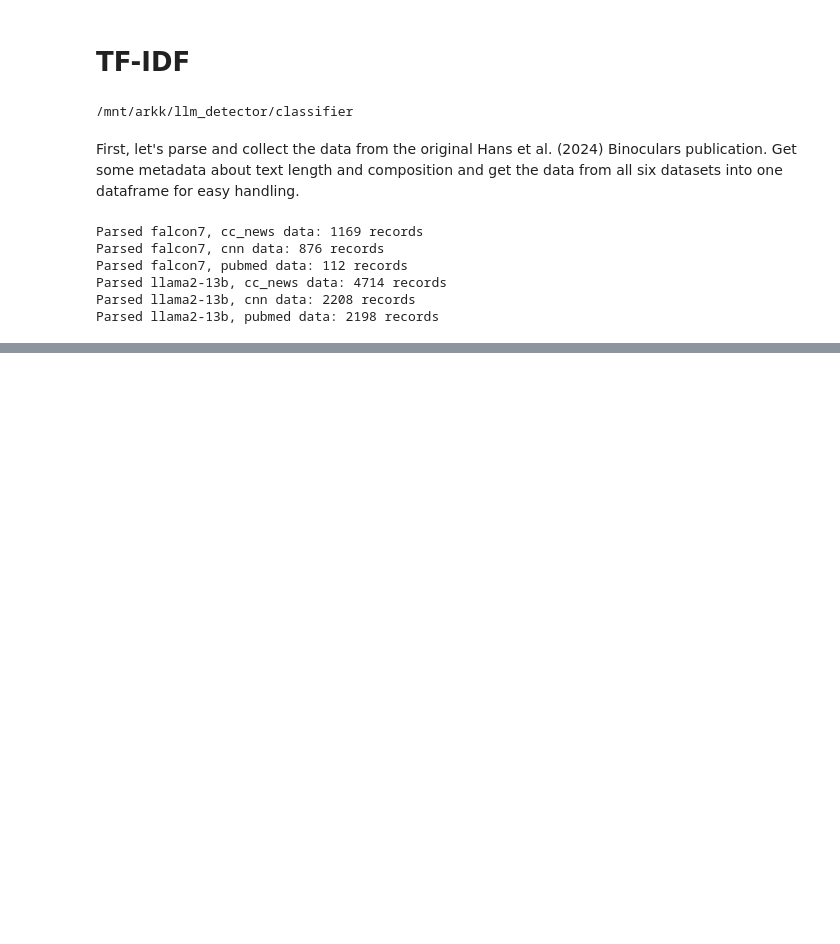
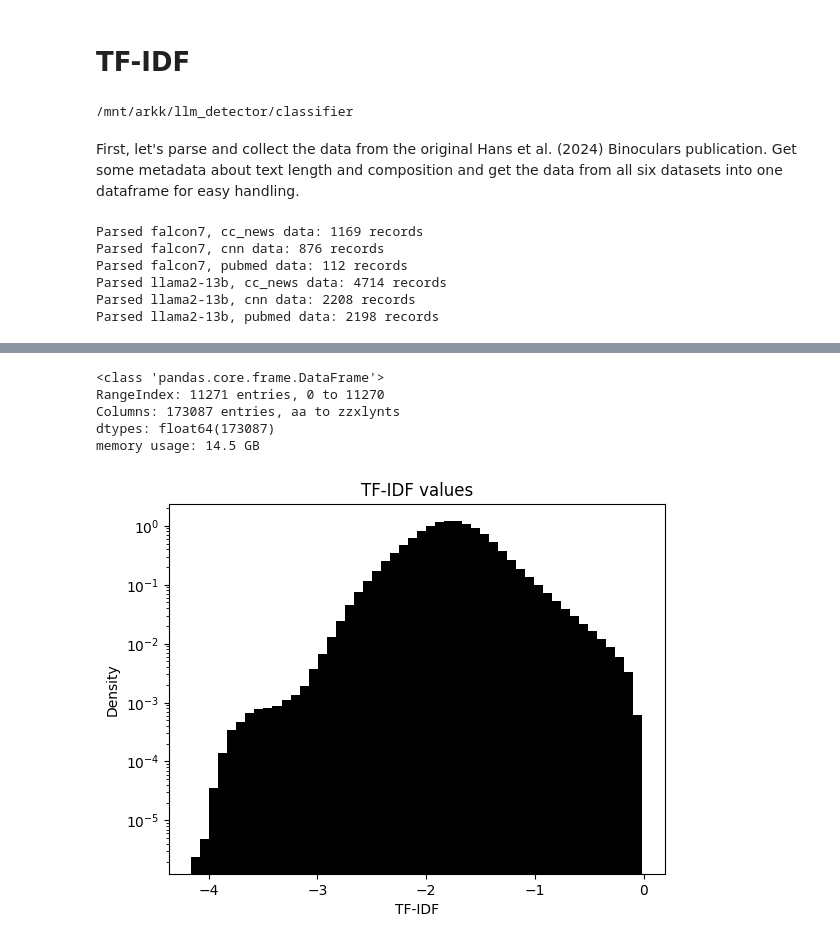
Before and after one commit to gperdrizet/llm_detector, a Jupyter notebook: classifier/notebooks/03-TF-IDF.ipynb, the cells around one changed output, grey strips where cells are left out. Saved outputs shown, nothing was run; the diff lists cells and outputs as text; code cells hidden in the pictures; blank space fills up the shorter version.

Commit message:
Figured out how to use TF-IDF as a fragment level feature.

```diff
--- a/classifier/notebooks/03-TF-IDF.ipynb
+++ b/classifier/notebooks/03-TF-IDF.ipynb
@@ -222,0 +135,5 @@ Ok - so, not working. Need to learn a bit more about what is in the vectorizer's
+# %%
+# Load Hans 2024 corpus
+data_df = pd.read_json(f'{config.HANS_DATA_PATH}/aggregated_hans_data.jsonl', lines=True, orient='records')
+#data_df = data_df.head(1000)
+data_df.info()
@@ -222,0 +155,11 @@ Ok - so, not working. Need to learn a bit more about what is in the vectorizer's
+# %%
+# Get human and synthetic text and combine
+human_texts = data_df['Human text']
+synthetic_texts = data_df['Synthetic text']
+
+texts = human_texts + synthetic_texts
+
+print('\nRaw text:\n')
+
+for text in texts[:3]:
+    print(f'{text}\n')
@@ -222,0 +184,2 @@ Ok - so, not working. Need to learn a bit more about what is in the vectorizer's
+# %%
+texts = texts.apply(lambda x: clean_text(x))
@@ -222,0 +199,11 @@ Ok - so, not working. Need to learn a bit more about what is in the vectorizer's
+# %%
+tfidf_vectorizer = TfidfVectorizer()
+tfidf_vectors = tfidf_vectorizer.fit_transform(texts)
+features = tfidf_vectorizer.get_feature_names_out()
+
+tfidf_df = pd.DataFrame(
+    tfidf_vectors.toarray(),
+    columns = features
+)
+
+tfidf_df.head()
@@ -222,0 +218,21 @@ Ok - so, not working. Need to learn a bit more about what is in the vectorizer's
+# %%
+tfidf_df.info()
+# %% [output]
+<class 'pandas.core.frame.DataFrame'>
+RangeIndex: 11271 entries, 0 to 11270
+Columns: 173087 entries, aa to zzxlynts
+dtypes: float64(173087)
+memory usage: 14.5 GB
+# %%
+import numpy as np
+
+tf_idf_values = tfidf_df.to_numpy().flatten()
+tf_idf_values = tf_idf_values[tf_idf_values != 0]
+
+plt.title('TF-IDF values')
+plt.hist(np.log10(tf_idf_values), bins = 50, log = True, facecolor = 'black', density = True)
+plt.xlabel('TF-IDF')
+plt.ylabel('Density')
+plt.show()
+# %% [output]
+[figure, added]
```
Also changed, not shown: parts of 54 cells of this notebook.
